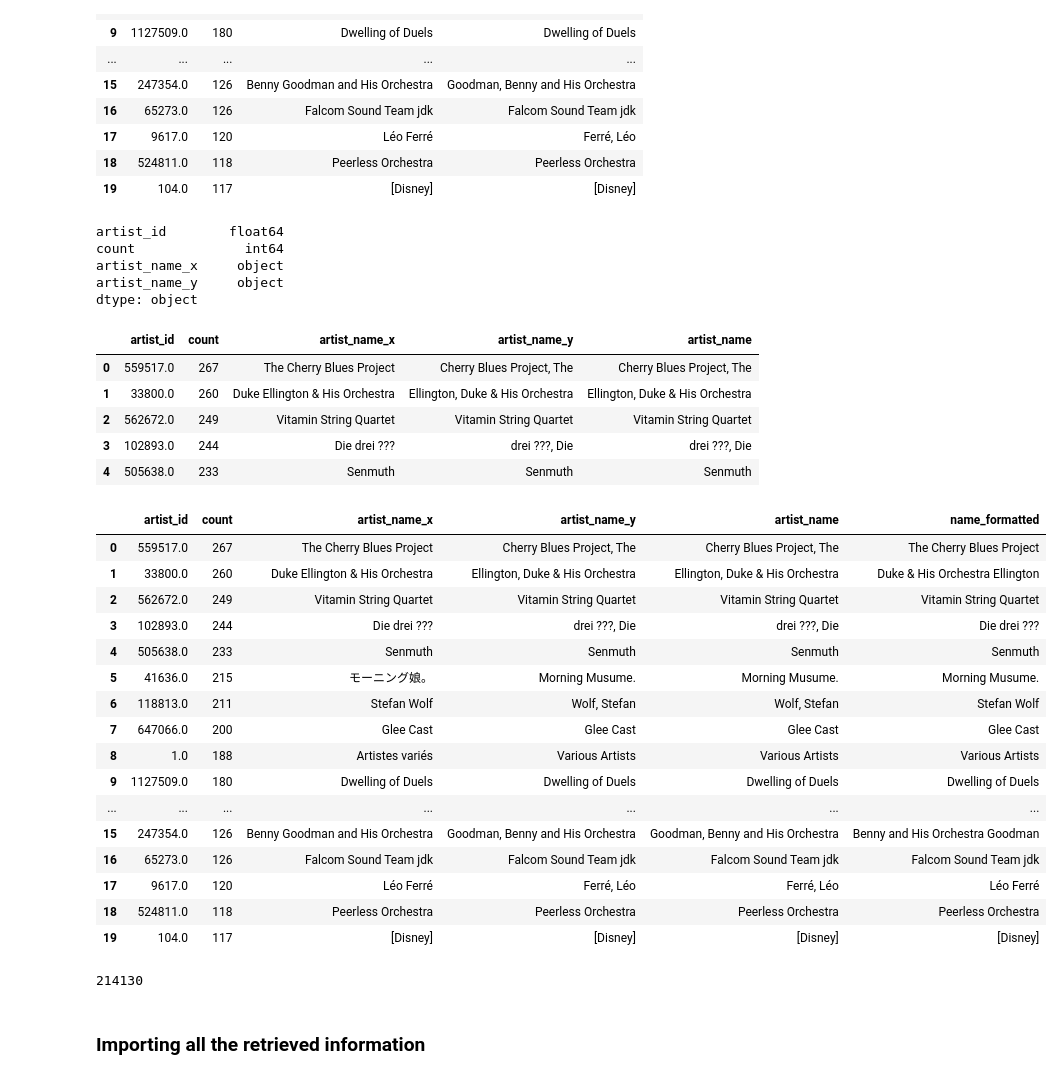
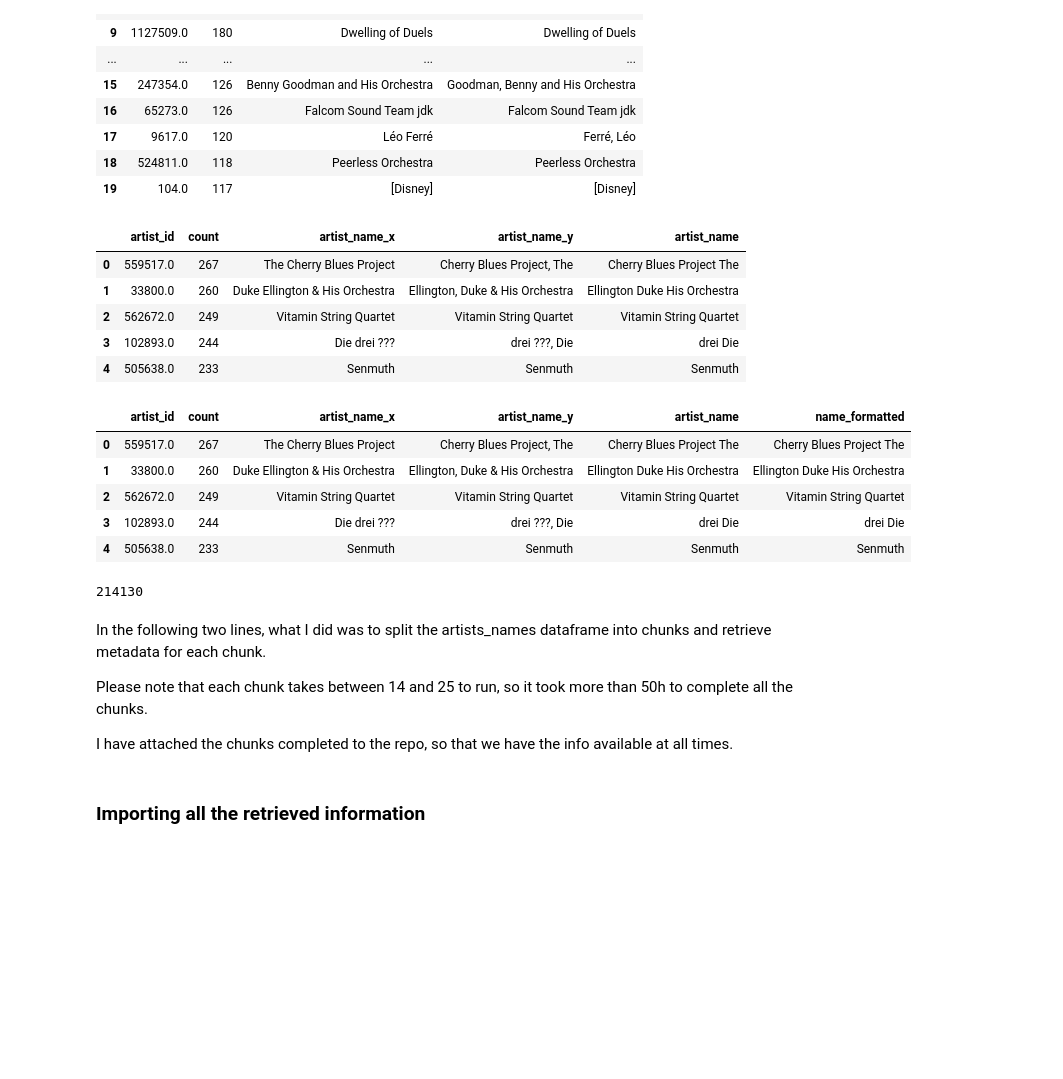
Before and after one commit to AInhoa84/Music_genre_visual_evolution, a Jupyter notebook: Wikipedia_artist_information_retrieval.ipynb, the cells around one changed output. Cells and saved outputs as stored; diff of their text form; code cells hidden in the pictures; blank space fills up the shorter version.

```diff
--- a/Wikipedia_artist_information_retrieval.ipynb
+++ b/Wikipedia_artist_information_retrieval.ipynb
@@ -17,7 +21,8 @@ import re
 %run -i 'Wikipedia_script.py'
 # %%
 #Load data:
-data_1 = pd.read_csv('unknown_artist_origin_2.csv', sep='\t', header=0,usecols=[6,7], encoding='utf-8')
+data_1 = pd.read_csv('Data_out/unknown_artist_origin_2.csv',\
+                     sep='\t', header=0,usecols=[5, 6], encoding='utf-8')
 data_1.columns
 # %% [output]
 Index(['artist_id', 'artist_name'], dtype='object')
@@ -73,7 +81,8 @@ artists_sorted.head(20)
 # %% [markdown]
 For the foreign names, we need to get a new column from the Musicbrainz table "artist":
 # %%
-names = pd.read_csv('Musicbrainz/Tables_used/artist.txt', sep='\t', header=None, engine='c', usecols=[0,3])
+names = pd.read_csv('Data_in/Musicbrainz/artist.txt', \
+                    sep='\t', header=None, engine='c', usecols=[0,3])
 names.columns = ['artist_id','artist_name']
 names.head()
 # %% [output]
@@ -104,46 +114,29 @@ artists_names.head(20)
 | 17 | 9617.0 | 120 | Léo Ferré | Ferré, Léo |
 | 18 | 524811.0 | 118 | Peerless Orchestra | Peerless Orchestra |
 | 19 | 104.0 | 117 | [Disney] | [Disney] |
-# %%
-artists_names.dtypes
-# %% [output]
-artist_id        float64
-count              int64
-artist_name_x     object
-artist_name_y     object
-dtype: object
 # %%
 #We remove the punctuation:
-artists_names['artist_name'] = artists_names['artist_name_y'].str.replace('#!?()*-%"/\,<>:$@.','')
+artists_names['artist_name'] = artists_names['artist_name_y'].apply(lambda x: \
+                                                                     re.sub(r"[^\w ]", " ", str(x), 0, re.MULTILINE))
 artists_names.head()
 # %% [output]
 |  | artist_id | count | artist_name_x | artist_name_y | artist_name |
-| 0 | 559517.0 | 267 | The Cherry Blues Project | Cherry Blues Project, The | Cherry Blues Project, The |
-| 1 | 33800.0 | 260 | Duke Ellington & His Orchestra | Ellington, Duke & His Orchestra | Ellington, Duke & His Orchestra |
+| 0 | 559517.0 | 267 | The Cherry Blues Project | Cherry Blues Project, The | Cherry Blues Project The |
+| 1 | 33800.0 | 260 | Duke Ellington & His Orchestra | Ellington, Duke & His Orchestra | Ellington Duke His Orchestra |
 | 2 | 562672.0 | 249 | Vitamin String Quartet | Vitamin String Quartet | Vitamin String Quartet |
-| 3 | 102893.0 | 244 | Die drei ??? | drei ???, Die | drei ???, Die |
+| 3 | 102893.0 | 244 | Die drei ??? | drei ???, Die | drei Die |
 | 4 | 505638.0 | 233 | Senmuth | Senmuth | Senmuth |
 # %%
+#And we reverse the order of "artist_name":
 artists_names['name_formatted'] = artists_names['artist_name'].apply(lambda x: reverse(str(x)))
-artists_names.head(20)
+artists_names.head()
 # %% [output]
 |  | artist_id | count | artist_name_x | artist_name_y | artist_name | name_formatted |
-| 0 | 559517.0 | 267 | The Cherry Blues Project | Cherry Blues Project, The | Cherry Blues Project, The | The Cherry Blues Project |
-| 1 | 33800.0 | 260 | Duke Ellington & His Orchestra | Ellington, Duke & His Orchestra | Ellington, Duke & His Orchestra | Duke & His Orchestra Ellington |
+| 0 | 559517.0 | 267 | The Cherry Blues Project | Cherry Blues Project, The | Cherry Blues Project The | Cherry Blues Project The |
+| 1 | 33800.0 | 260 | Duke Ellington & His Orchestra | Ellington, Duke & His Orchestra | Ellington Duke His Orchestra | Ellington Duke His Orchestra |
 | 2 | 562672.0 | 249 | Vitamin String Quartet | Vitamin String Quartet | Vitamin String Quartet | Vitamin String Quartet |
-| 3 | 102893.0 | 244 | Die drei ??? | drei ???, Die | drei ???, Die | Die drei ??? |
+| 3 | 102893.0 | 244 | Die drei ??? | drei ???, Die | drei Die | drei Die |
 | 4 | 505638.0 | 233 | Senmuth | Senmuth | Senmuth | Senmuth |
-| 5 | 41636.0 | 215 | モーニング娘。 | Morning Musume. | Morning Musume. | Morning Musume. |
-| 6 | 118813.0 | 211 | Stefan Wolf | Wolf, Stefan | Wolf, Stefan | Stefan Wolf |
-| 7 | 647066.0 | 200 | Glee Cast | Glee Cast | Glee Cast | Glee Cast |
-| 8 | 1.0 | 188 | Artistes variés | Various Artists | Various Artists | Various Artists |
-| 9 | 1127509.0 | 180 | Dwelling of Duels | Dwelling of Duels | Dwelling of Duels | Dwelling of Duels |
-| ... | ... | ... | ... | ... | ... | ... |
-| 15 | 247354.0 | 126 | Benny Goodman and His Orchestra | Goodman, Benny and His Orchestra | Goodman, Benny and His Orchestra | Benny and His Orchestra Goodman |
-| 16 | 65273.0 | 126 | Falcom Sound Team jdk | Falcom Sound Team jdk | Falcom Sound Team jdk | Falcom Sound Team jdk |
-| 17 | 9617.0 | 120 | Léo Ferré | Ferré, Léo | Ferré, Léo | Léo Ferré |
-| 18 | 524811.0 | 118 | Peerless Orchestra | Peerless Orchestra | Peerless Orchestra | Peerless Orchestra |
-| 19 | 104.0 | 117 | [Disney] | [Disney] | [Disney] | [Disney] |
 # %%
 artists_names.drop(labels=['artist_name_x', 'artist_name_y','artist_name'], axis=1, inplace=True)
 # %%
@@ -154,0 +146,6 @@ splitdf_1st(artists_names)
+# %% [markdown]
+In the following two lines, what I did was to split the artists_names dataframe into chunks and retrieve metadata for each chunk.
+
+Please note that each chunk takes between 14 and 25 to run, so it took more than 50h to complete all the chunks.
+
+I have attached the chunks completed to the repo, so that we have the info available at all times.
```
Also changed, not shown: parts of 53 cells of this notebook, 3 other files.
